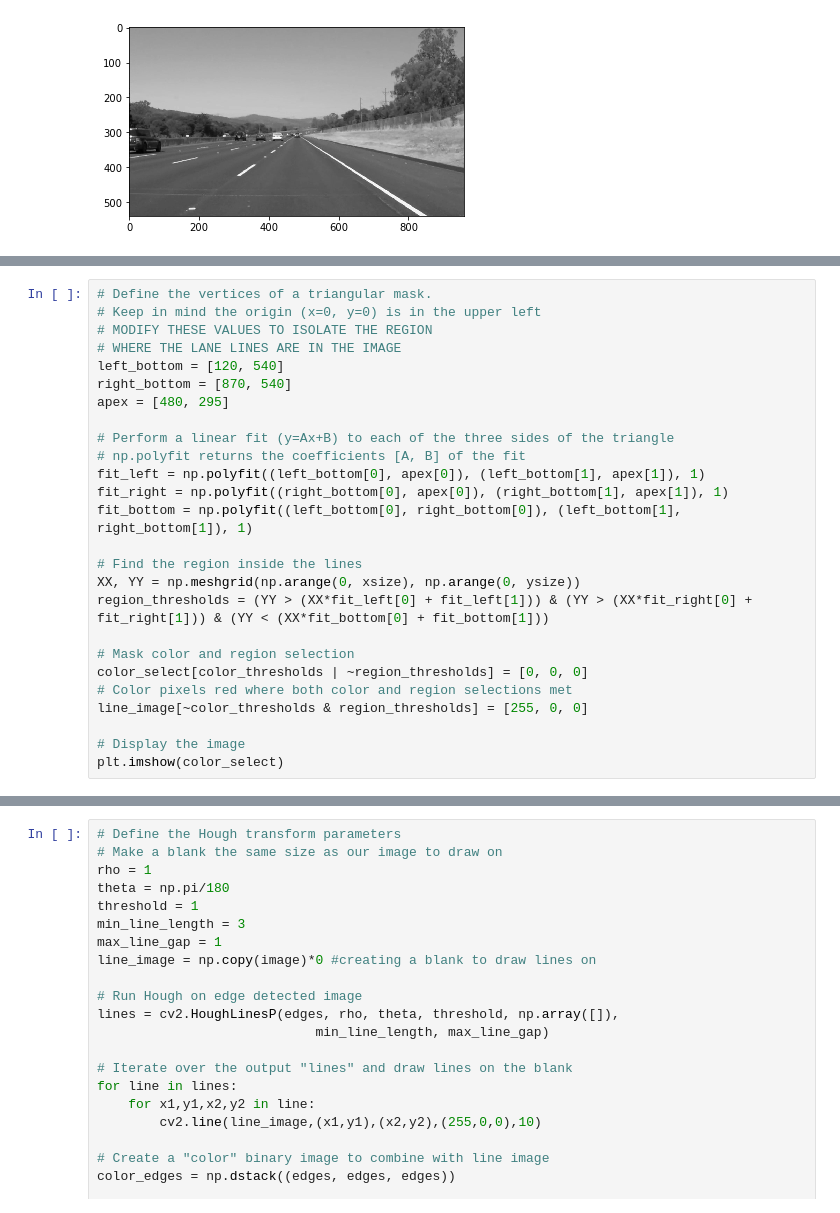
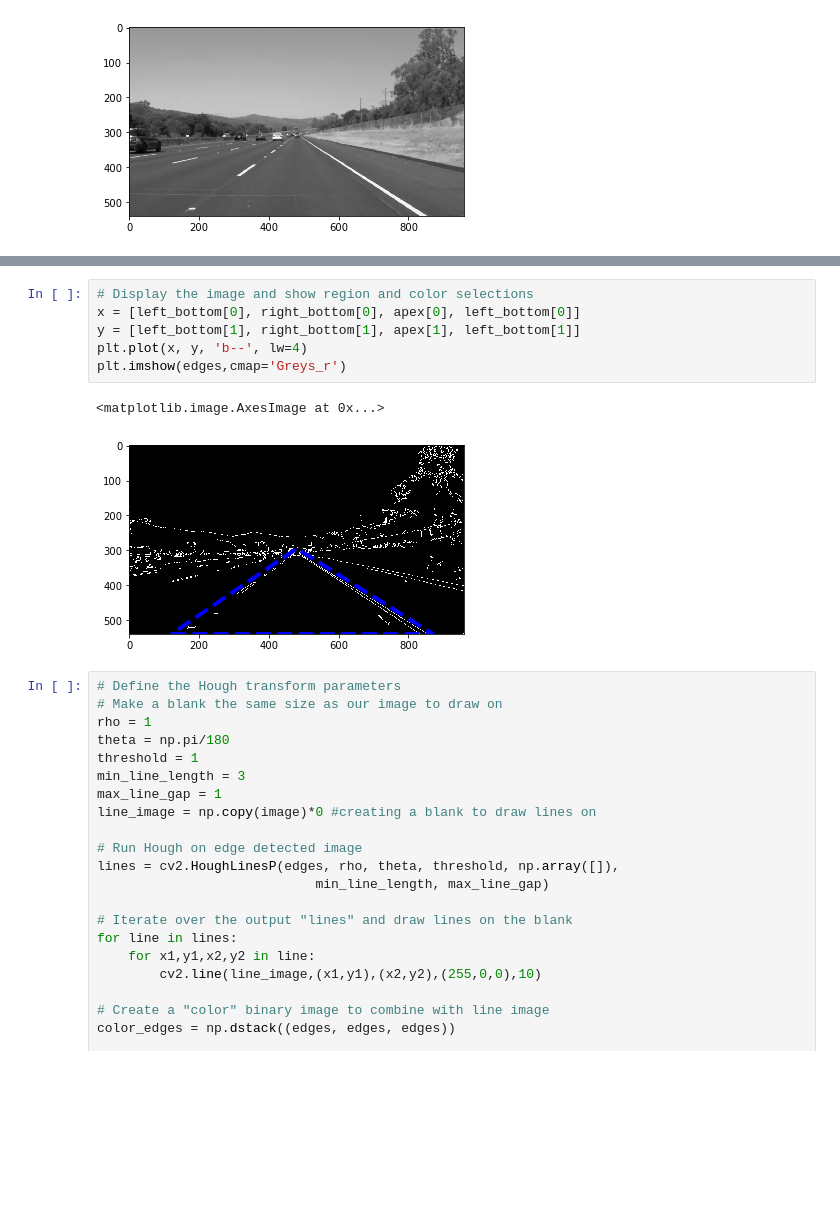
Before and after one commit to suzyxpl/UdacitySDC_P1, a Jupyter notebook: Project 1.ipynb, the cells around one changed output, grey strips where cells are left out. Cells and saved outputs as stored; diff of their text form; blank space fills up the shorter version.

```diff
--- a/Project 1.ipynb
+++ b/Project 1.ipynb
@@ -61,26 +47,0 @@ The value of x is 960, and y is 540...
-# %%
-# Define the vertices of a triangular mask.
-# Keep in mind the origin (x=0, y=0) is in the upper left
-# MODIFY THESE VALUES TO ISOLATE THE REGION
-# WHERE THE LANE LINES ARE IN THE IMAGE
-left_bottom = [120, 540]
-right_bottom = [870, 540]
-apex = [480, 295]
-
-# Perform a linear fit (y=Ax+B) to each of the three sides of the triangle
-# np.polyfit returns the coefficients [A, B] of the fit
-fit_left = np.polyfit((left_bottom[0], apex[0]), (left_bottom[1], apex[1]), 1)
-fit_right = np.polyfit((right_bottom[0], apex[0]), (right_bottom[1], apex[1]), 1)
-fit_bottom = np.polyfit((left_bottom[0], right_bottom[0]), (left_bottom[1], right_bottom[1]), 1)
-
-# Find the region inside the lines
-XX, YY = np.meshgrid(np.arange(0, xsize), np.arange(0, ysize))
-region_thresholds = (YY > (XX*fit_left[0] + fit_left[1])) & (YY > (XX*fit_right[0] + fit_right[1])) & (YY < (XX*fit_bottom[0] + fit_bottom[1]))
-
-# Mask color and region selection
-color_select[color_thresholds | ~region_thresholds] = [0, 0, 0]
-# Color pixels red where both color and region selections met
-line_image[~color_thresholds & region_thresholds] = [255, 0, 0]
-
-# Display the image
-plt.imshow(color_select)
@@ -126,3 +63,12 @@ plt.imshow(masked_edges)
+# %%
+# Display the image and show region and color selections
+x = [left_bottom[0], right_bottom[0], apex[0], left_bottom[0]]
+y = [left_bottom[1], right_bottom[1], apex[1], left_bottom[1]]
+plt.plot(x, y, 'b--', lw=4)
+plt.imshow(edges,cmap='Greys_r')
+# %% [output]
+<matplotlib.image.AxesImage at 0x...>
+[figure, added]
 # %%
 # Define the Hough transform parameters
 # Make a blank the same size as our image to draw on
```
Also changed, not shown: parts of 7 cells of this notebook.
